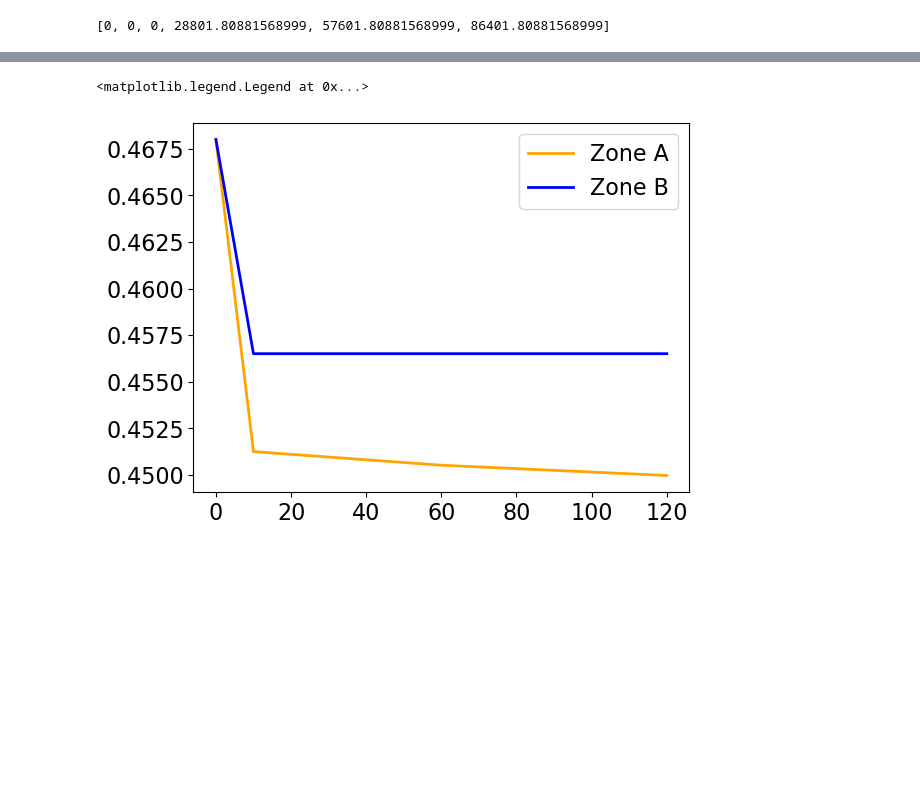
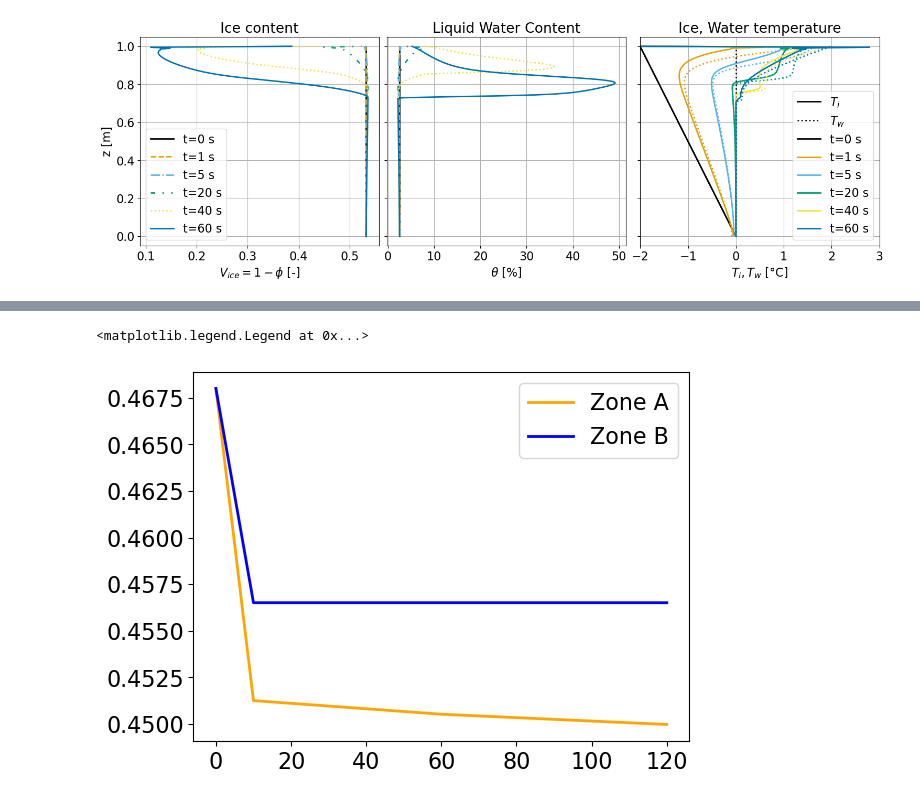
Before and after one commit to lannika-ut/Masterarbeit, a Jupyter notebook: compare_cross_sections.ipynb, the cells around one changed output, grey strips where cells are left out. Cells and saved outputs as stored; diff of their text form; code cells hidden in the pictures; blank space fills up the shorter version.

```diff
--- a/compare_cross_sections.ipynb
+++ b/compare_cross_sections.ipynb
@@ -7,7 +7,7 @@ from visualization_fct import get_grid, eval_fct_on_grid
 from dolfinx.fem import functionspace, Function
 import pickle
 # %%
-filename = "./solutions/Test18_Annika.pkl"
+filename = "./solutions/Test19_Annika_60s_.pkl"
 with open(filename, "rb") as f:
     data_Annika = pickle.load(f)
 
@@ -35,13 +35,7 @@ if layered:
     p = Parameter(domain, layer_params) # heterogen
 else:
     p = Parameter(domain) # homogen
-time = []
 interval = data_Annika["saving_interval"]
-pressure_head = []
-porosity = []
-Ti = []
-Tw = []
-theta = []
 x_data = P1[0]/2*np.ones(nz)
 z_line = geom.slope*x_data + np.linspace(P0[1], P3[1], nz)
 grid = np.column_stack((x_data, z_line))
@@ -58,7 +56,12 @@ len(data_Annika["times"])
 # %%
-t_obs = [0, 1, 10, 12]
-#t_obs = [0,1]
-
+t_obs = [0, 1, 5, 20, 40, 60]
+#t_obs = [20, 40, 60]
+pressure_head = []
+porosity = []
+Ti = []
+Tw = []
+theta = []
+time = []
 for i, t in enumerate(t_obs):
     time.append(data_Annika["times"][t])
     hw.x.array[:] = data_Annika["h_w"][t]
@@ -136,4 +80,56 @@ plt.show()
 # %%
-time
+linestyles = ['-', '--', '-.', (0, (3, 5, 1, 5, 1, 5)), ':']  # solid, dashed, dash-dot, dotted, dashdotdotted
+colors = ['#000000', '#E69F00', '#56B4E9', '#009E73', '#F0E442',
+             '#0072B2', '#D55E00', '#CC79A7']# colour-blind friendly palette (Okabe-Ito)
+
+plt.rcParams.update({'font.size': 16})
+plt.rcParams.update({'lines.linewidth': 2})
+fig, ax = plt.subplots(1, 3, layout="constrained", figsize=(15,5), sharey=True)
+
+# Plot porosity for all times in the first subplot
+for i, t in enumerate(t_obs):
+    ls = linestyles[i % len(linestyles)]  # cycle through linestyles
+    color = colors[i % len(colors)]       # cycle through colors
+    ax[0].plot(1-porosity[i], z_line, linestyle=ls, color=color,
+                  label=f't={time[i]:.0f} s')
+ax[0].set_title('Ice content')
+ax[0].set_xlabel(r'$V_{ice}=1-\phi$ [-]')
+ax[0].set_ylabel('z [m]')
+ax[0].legend(loc="best")
+ax[0].grid()
+
+# Plot pressure_head for all times in the second subplot
+for i in range(len(t_obs)):
+    ls = linestyles[i % len(linestyles)]
+    color = colors[i % len(colors)]
+    ax[1].plot(theta[i]*100, z_line, linestyle=ls, color=color,
+                  label=f't={time[i]:.0f} s')
+ax[1].set_title('Liquid Water Content')
+ax[1].set_xlabel(r'$\theta$ [%]')
+ax[1].grid()
+
+# Plot Ti for all times in the third subplot
+for i in range(len(t_obs)):
+    ls = linestyles[i % len(linestyles)]
+    color = colors[i % len(colors)]
+    if i == 0:
+        ax[2].plot(Ti[i], z_line, linestyle='-', color=color,
+                    label=r'$T_i$')
+        ax[2].plot(Tw[i], z_line, linestyle=':', color=color,
+                label=r"$T_w$")
+        ax[2].plot(Ti[i], z_line, linestyle='-', color=color,
+                label=f't={time[i]:.0f} s')
+    else:
+        ax[2].plot(Ti[i], z_line, linestyle='-', color=color,
+                   label=f"t={time[i]:.0f} s")
+        ax[2].plot(Tw[i], z_line, linestyle=':', color=color)
+ax[2].set_title('Ice, Water temperature')
+ax[2].set_xlabel(r'$T_i, T_w$ [°C]')
+ax[2].grid()
+ax[2].set_xlim((-2,3))
+ax[2].legend()
+#fig.legend(loc="outside upper center")
+
+plt.show()
 # %% [output]
-[0, 0, 0, 28801.80881568999, 57601.80881568999, 86401.80881568999]
+[figure, added]
```
Also changed, not shown: parts of 4 cells of this notebook, 5 other files.
